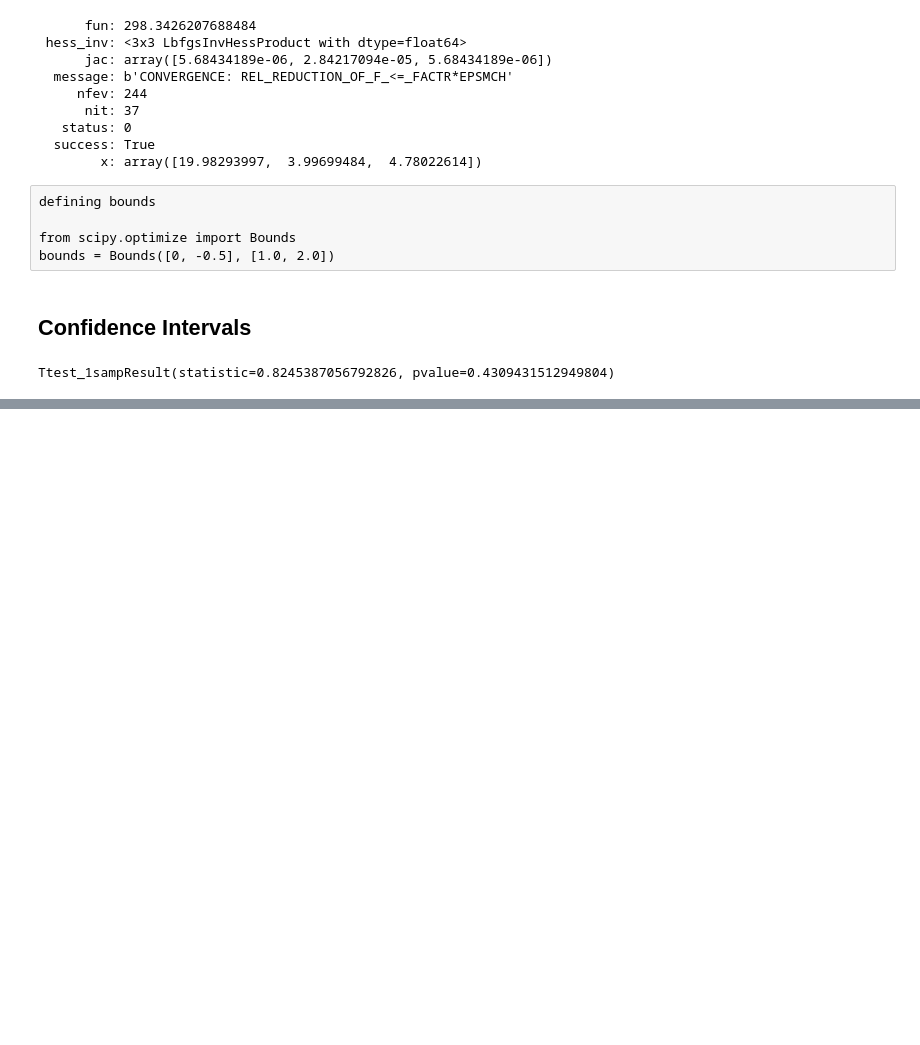
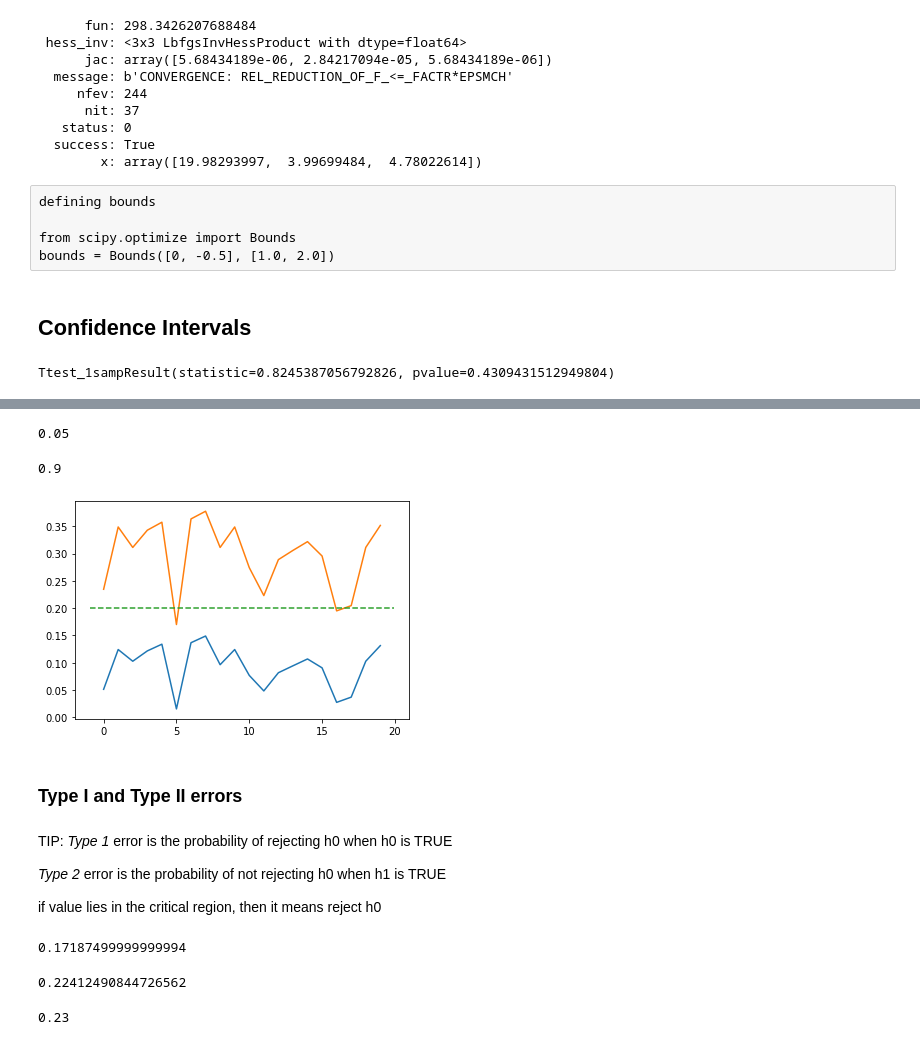
Before and after one commit to starnlm/Python-Practice, a Jupyter notebook: Distributions in Python.ipynb, the cells around one changed output, grey strips where cells are left out. Drawn from its saved outputs; the diff is of its cells as text; code cells hidden in the pictures; blank space fills up the shorter version.

```diff
--- a/Distributions in Python.ipynb
+++ b/Distributions in Python.ipynb
@@ -168,0 +196,4 @@ TypeError: ttest() missing 1 required positional argument: 'group2'
+# %%
+d = {'y': [8 ,13 ,12 ,13 ,14 , 5, 14,15, 11, 13, 10,  8, 10, 11, 12, 11,  6,  7, 12, 14], 'n': [56 ,55, 58, 56, 57, 54, 56, 57, 54, 55, 57, 59, 54, 55, 56, 57, 54, 58, 58, 58]}
+data = pd.DataFrame(data =d)
+data.head()
@@ -168,0 +207,42 @@ TypeError: ttest() missing 1 required positional argument: 'group2'
+# %%
+data['phat'] = data.y/data.n
+data.phat = abs(data.phat-0.2)/np.sqrt(0.2*0.8/data.n)`
+# %%
+(np.sum(data.phat>1.96))/20
+# %% [output]
+0.05
+# %%
+# CI = phat +- 1.96*sqrt(0.2*0.8/n)
+x = pd.DataFrame(data = {'lowB' :(data.y/data.n - 1.96*np.sqrt((data.y/data.n)*(1 - (data.y/data.n))/data.n)), 'uppB':(data.y/data.n + 1.96*np.sqrt((data.y/data.n)*(1 - (data.y/data.n))/data.n))})
+np.sum((x.lowB < 0.2) & (x.uppB >0.2))/20
+# %% [output]
+0.9
+# %%
+plt.plot(x.lowB)
+plt.plot(x.uppB)
+abline(0, 0.2)
+# %% [output]
+[figure, added]
+# %% [markdown]
+### Type I and Type II errors
+# %% [markdown]
+TIP:
+*Type 1* error is the probability of rejecting h0 when h0 is TRUE
+
+*Type 2* error is the probability of not rejecting h0 when h1 is TRUE
+
+if value lies in the critical region, then it means reject h0
+# %%
+alpha = stats.binom(10, 0.5).cdf(3.5)
+alpha
+# %% [output]
+0.17187499999999994
+# %%
+beta = 1- stats.binom(10, 0.25).cdf(3.5)
+beta
+# %% [output]
+0.22412490844726562
+# %%
+np.sum(stats.binom(10,p =0.25).rvs(200) > 3.5)/200
+# %% [output]
+0.23
```
Also changed, not shown: parts of 25 cells of this notebook.
